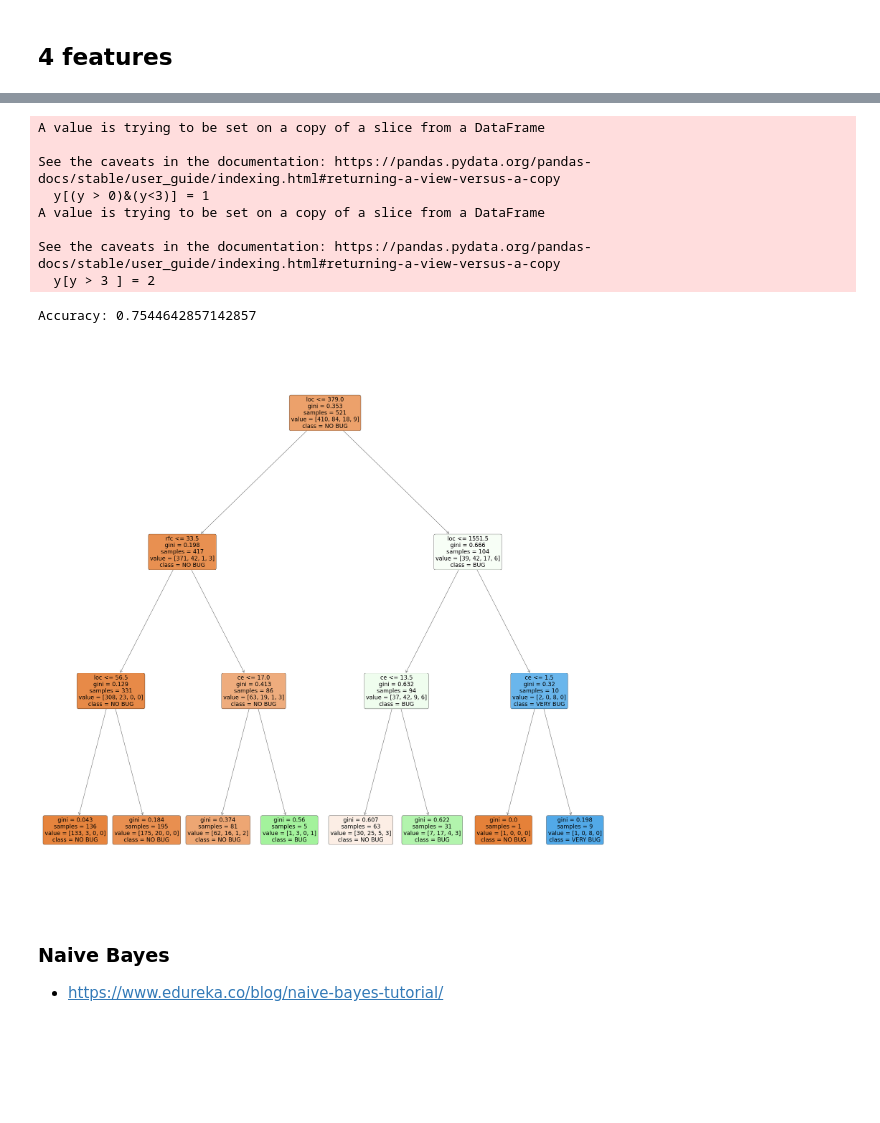
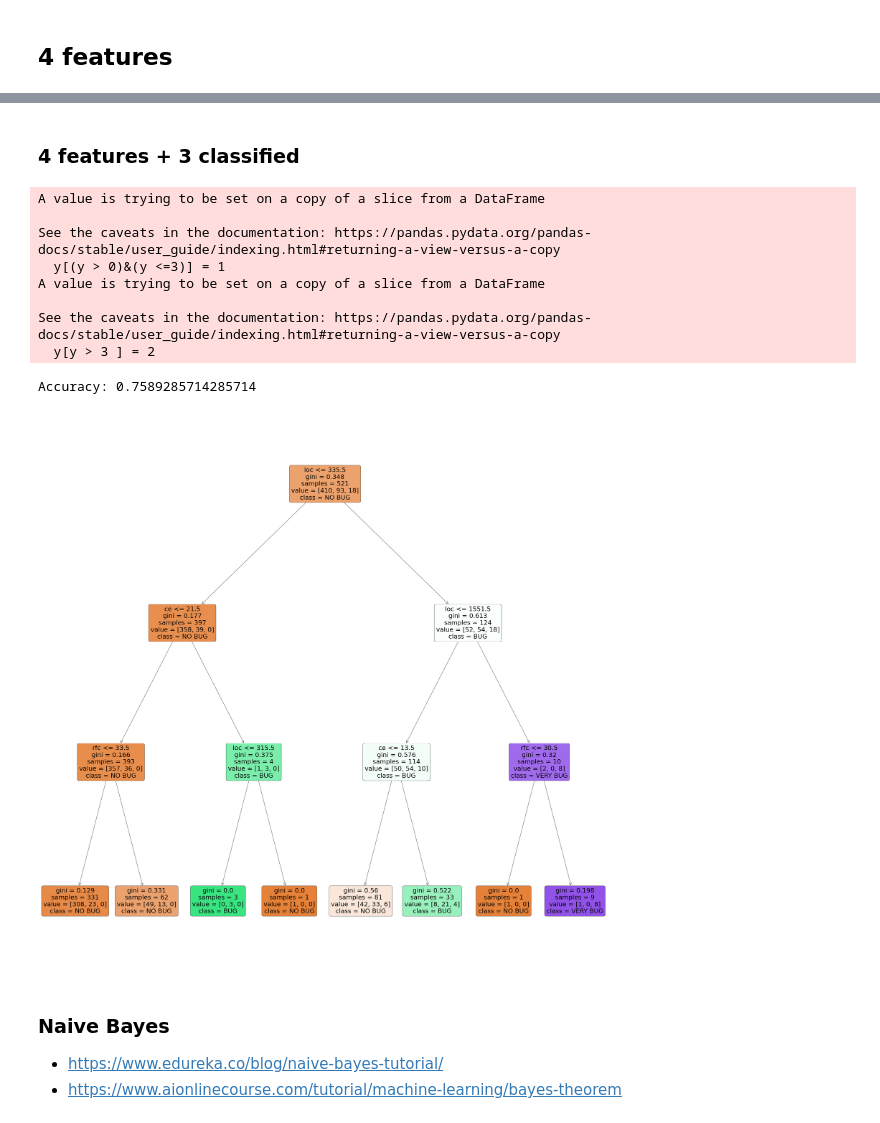
Before and after one commit to francobelloni85/UniSoftwareQualityExam, a Jupyter notebook: SoftwareQualityExam.ipynb, the cells around one changed output, grey strips where cells are left out. Drawn from its saved outputs; the diff is of its cells as text; code cells hidden in the pictures; blank space fills up the shorter version.

```diff
--- a/SoftwareQualityExam.ipynb
+++ b/SoftwareQualityExam.ipynb
@@ -810,39 +877,42 @@ Accuracy: 0.8125
+# %% [markdown]
+### 4 features + 3 classified
 # %%
 feature_cols = ['rfc','loc','loc','ce']
 data_tree = pd.read_csv(path)
 X = data_tree[feature_cols] # Features
 y = data_tree.bug           # Target variable
-y[(y > 0)&(y<3)] = 1
+y[(y > 0)&(y <=3)] = 1
 y[y > 3 ] = 2
 
 # Split dataset into training set and test set
 X_train, X_test, y_train, y_test = train_test_split(X, y, test_size=0.3, random_state=1) # 70% training and 30% test
 
 # Create Decision Tree classifer object
 clf = DecisionTreeClassifier(criterion="gini", max_depth=3)
 
 # Train Decision Tree Classifer
 clf = clf.fit(X_train,y_train)
 
 #Predict the response for test dataset
 y_pred = clf.predict(X_test)
 
 # Model Accuracy, how often is the classifier correct?
 print("Accuracy:",metrics.accuracy_score(y_test, y_pred))
 
 fig = plt.figure(figsize=(50,50))
 _ = tree.plot_tree(clf,feature_names=feature_cols, class_names=["NO BUG","BUG","VERY BUG"],filled=True,rounded=True,)
 # %% [output]
 A value is trying to be set on a copy of a slice from a DataFrame
 
 See the caveats in the documentation: https://pandas.pydata.org/pandas-docs/stable/user_guide/indexing.html#returning-a-view-versus-a-copy
-  y[(y > 0)&(y<3)] = 1
+  y[(y > 0)&(y <=3)] = 1
 A value is trying to be set on a copy of a slice from a DataFrame
 
 See the caveats in the documentation: https://pandas.pydata.org/pandas-docs/stable/user_guide/indexing.html#returning-a-view-versus-a-copy
   y[y > 3 ] = 2
-Accuracy: 0.7544642857142857
+Accuracy: 0.7589285714285714
-[figure, old version]
+[figure, new version]
 # %% [markdown]
 ### Naive Bayes
 - https://www.edureka.co/blog/naive-bayes-tutorial/
+- https://www.aionlinecourse.com/tutorial/machine-learning/bayes-theorem
```
Also changed, not shown: parts of 21 cells of this notebook.
